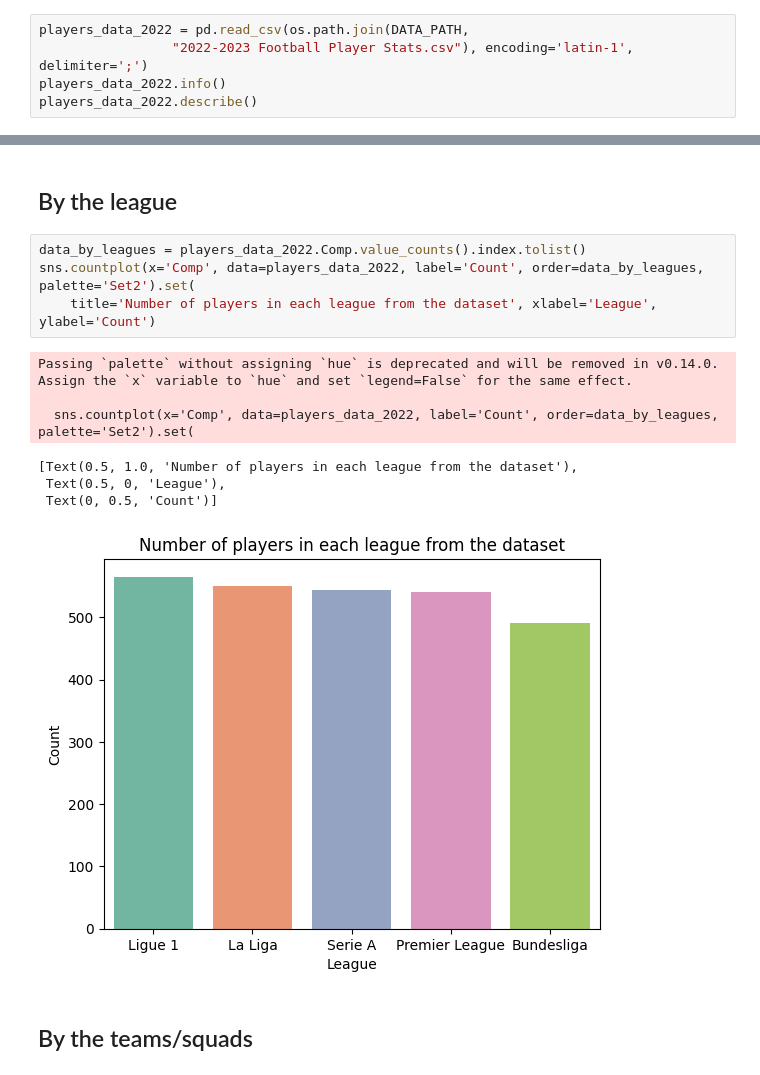
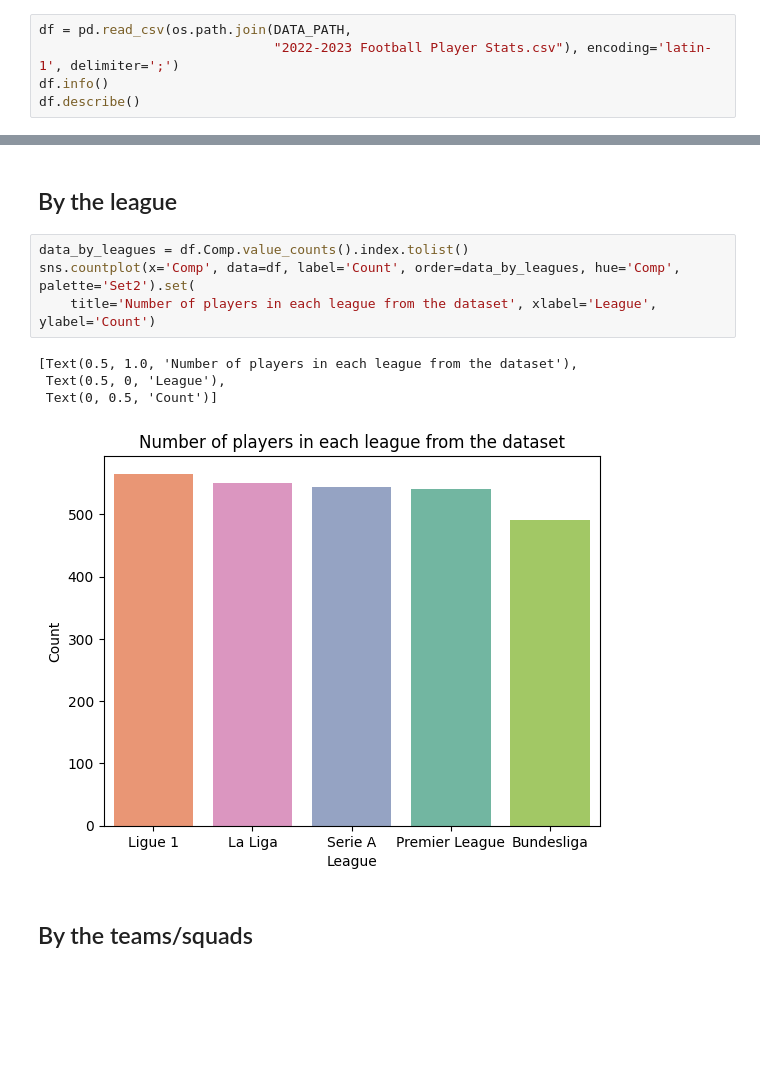
Before and after one commit to TheManysh/player-recommendation, a Jupyter notebook: data_visualization.ipynb, the cells around one changed output, grey strips where cells are left out. Cells and saved outputs as stored; diff of their text form; blank space fills up the shorter version.

```diff
--- a/data_visualization.ipynb
+++ b/data_visualization.ipynb
@@ -147,10 +150,10 @@ DATA_DESC = {
 # %% [markdown]
 ## Importing Data from CSV files
 # %%
-players_data_2022 = pd.read_csv(os.path.join(DATA_PATH,
-                 "2022-2023 Football Player Stats.csv"), encoding='latin-1', delimiter=';')
-players_data_2022.info()
-players_data_2022.describe()
+df = pd.read_csv(os.path.join(DATA_PATH,
+                              "2022-2023 Football Player Stats.csv"), encoding='latin-1', delimiter=';')
+df.info()
+df.describe()
 # %% [output]
 <class 'pandas.core.frame.DataFrame'>
 RangeIndex: 2689 entries, 0 to 2688
@@ -175,17 +178,14 @@ memory usage: 2.5+ MB
 # %% [markdown]
 ## By the league
 # %%
-data_by_leagues = players_data_2022.Comp.value_counts().index.tolist()
-sns.countplot(x='Comp', data=players_data_2022, label='Count', order=data_by_leagues, palette='Set2').set(
+data_by_leagues = df.Comp.value_counts().index.tolist()
+sns.countplot(x='Comp', data=df, label='Count', order=data_by_leagues, hue='Comp', palette='Set2').set(
     title='Number of players in each league from the dataset', xlabel='League', ylabel='Count')
 # %% [output]
-Passing `palette` without assigning `hue` is deprecated and will be removed in v0.14.0. Assign the `x` variable to `hue` and set `legend=False` for the same effect.
-
-  sns.countplot(x='Comp', data=players_data_2022, label='Count', order=data_by_leagues, palette='Set2').set(
+[Text(0.5, 1.0, 'Number of players in each league from the dataset'),
+ Text(0.5, 0, 'League'),
+ Text(0, 0.5, 'Count')]
-[Text(0.5, 1.0, 'Number of players in each league from the dataset'),
- Text(0.5, 0, 'League'),
- Text(0, 0.5, 'Count')]
-[figure, old version]
+[figure, new version]
 # %% [markdown]
 ## By the teams/squads
 # %%
```
Also changed, not shown: parts of 17 cells of this notebook.
